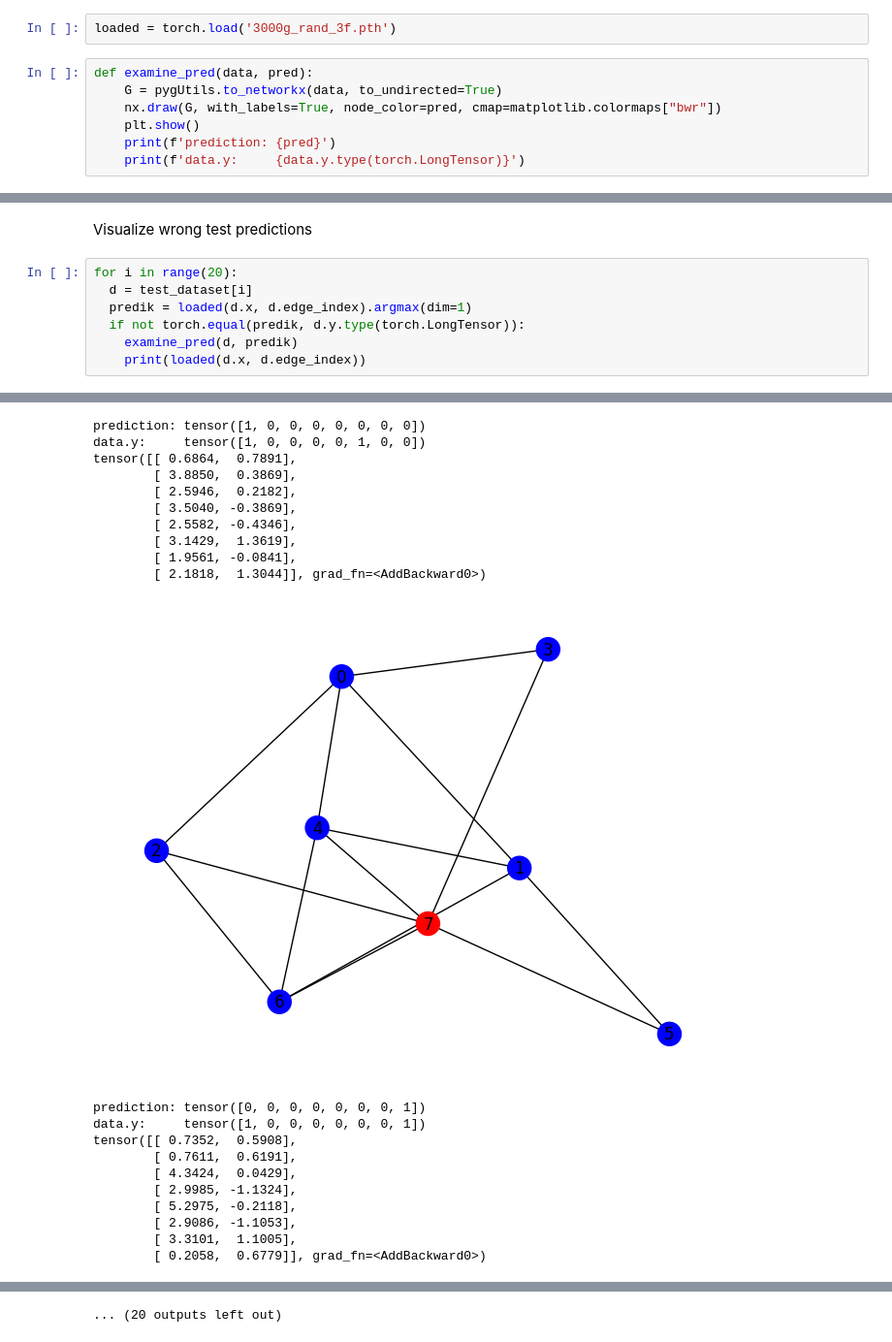
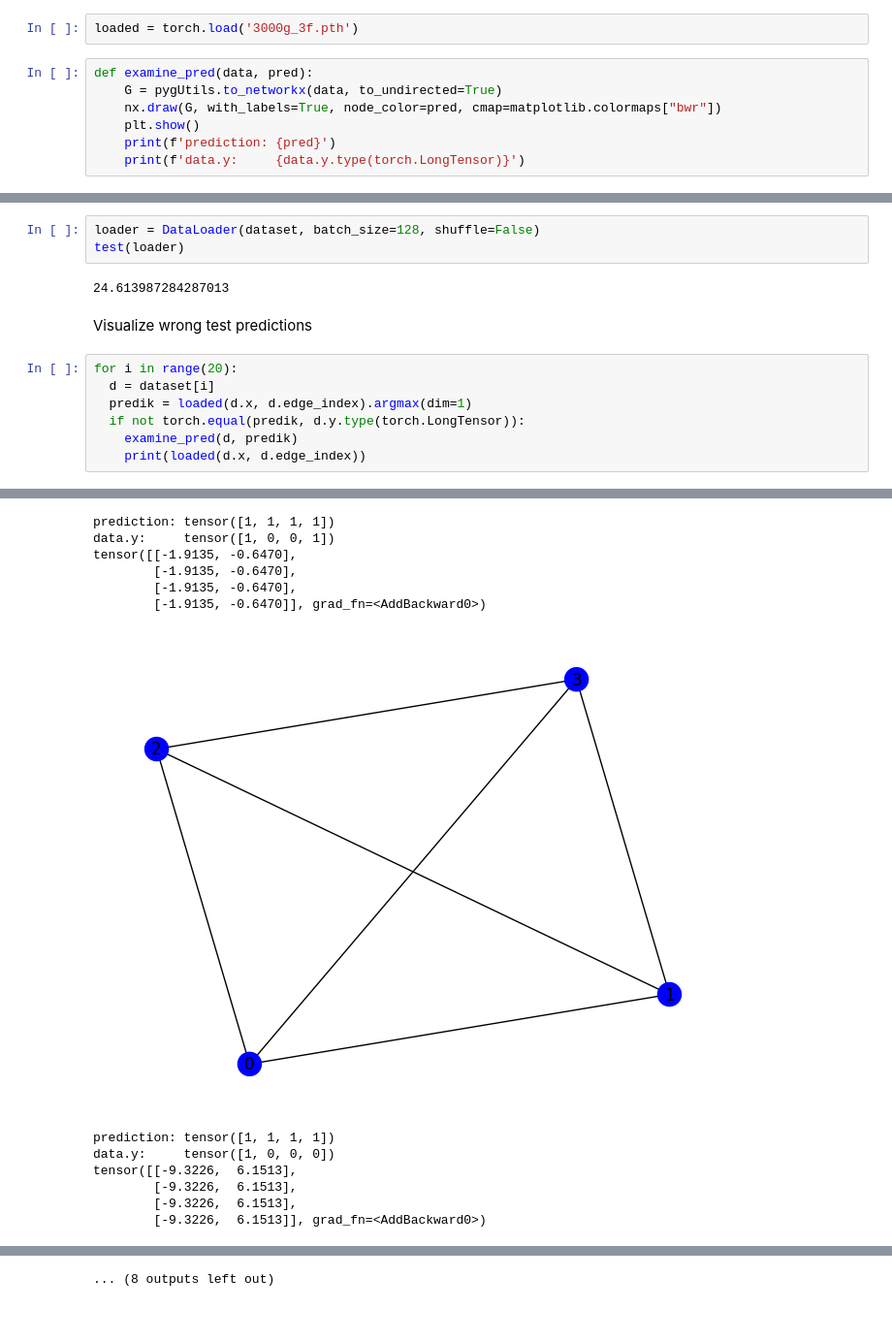
Before and after one commit to mkozlik/MIDS-GNN, a Jupyter notebook: MIDS_GNN.ipynb, the cells around one changed output, grey strips where cells are left out. Shown at 97% size. Saved outputs shown, nothing was run; the diff lists cells and outputs as text; blank space fills up the shorter version.

```diff
--- a/MIDS_GNN.ipynb
+++ b/MIDS_GNN.ipynb
@@ -659,7 +659,7 @@ pp.show()
 # %%
 torch.save(model, '3000g_rand_3f.pth')
 # %%
-loaded = torch.load('3000g_rand_3f.pth')
+loaded = torch.load('3000g_3f.pth')
 # %%
 def examine_pred(data, pred):
     G = pygUtils.to_networkx(data, to_undirected=True)
@@ -670,8 +689,13 @@ def examine_pred(data, pred):
+# %%
+loader = DataLoader(dataset, batch_size=128, shuffle=False)
+test(loader)
+# %% [output]
+24.613987284287013
 # %% [markdown]
 Visualize wrong test predictions
 # %%
 for i in range(20):
-  d = test_dataset[i]
+  d = dataset[i]
   predik = loaded(d.x, d.edge_index).argmax(dim=1)
   if not torch.equal(predik, d.y.type(torch.LongTensor)):
     examine_pred(d, predik)
@@ -714,21 +725,13 @@ tensor([[ 2.6051, -0.0250],
-prediction: tensor([1, 0, 0, 0, 0, 0, 0, 0])
-data.y:     tensor([1, 0, 0, 0, 0, 1, 0, 0])
-tensor([[ 0.6864,  0.7891],
-        [ 3.8850,  0.3869],
-        [ 2.5946,  0.2182],
-        [ 3.5040, -0.3869],
-        [ 2.5582, -0.4346],
-        [ 3.1429,  1.3619],
-        [ 1.9561, -0.0841],
-        [ 2.1818,  1.3044]], grad_fn=<AddBackward0>)
+prediction: tensor([1, 1, 1, 1])
+data.y:     tensor([1, 0, 0, 1])
+tensor([[-1.9135, -0.6470],
+        [-1.9135, -0.6470],
+        [-1.9135, -0.6470],
+        [-1.9135, -0.6470]], grad_fn=<AddBackward0>)
-[figure, old version]
+[figure, new version]
-prediction: tensor([0, 0, 0, 0, 0, 0, 0, 1])
-data.y:     tensor([1, 0, 0, 0, 0, 0, 0, 1])
-tensor([[ 0.7352,  0.5908],
-        [ 0.7611,  0.6191],
-        [ 4.3424,  0.0429],
-        [ 2.9985, -1.1324],
-        [ 5.2975, -0.2118],
-        [ 2.9086, -1.1053],
-        [ 3.3101,  1.1005],
-        [ 0.2058,  0.6779]], grad_fn=<AddBackward0>)
+prediction: tensor([1, 1, 1, 1])
+data.y:     tensor([1, 0, 0, 0])
+tensor([[-9.3226,  6.1513],
+        [-9.3226,  6.1513],
+        [-9.3226,  6.1513],
+        [-9.3226,  6.1513]], grad_fn=<AddBackward0>)
@@ -746 +746 @@ tensor([[-2.7938,  2.1338],
-... (20 outputs left out)
+... (8 outputs left out)
```
Also changed, not shown: parts of 3 cells of this notebook.
